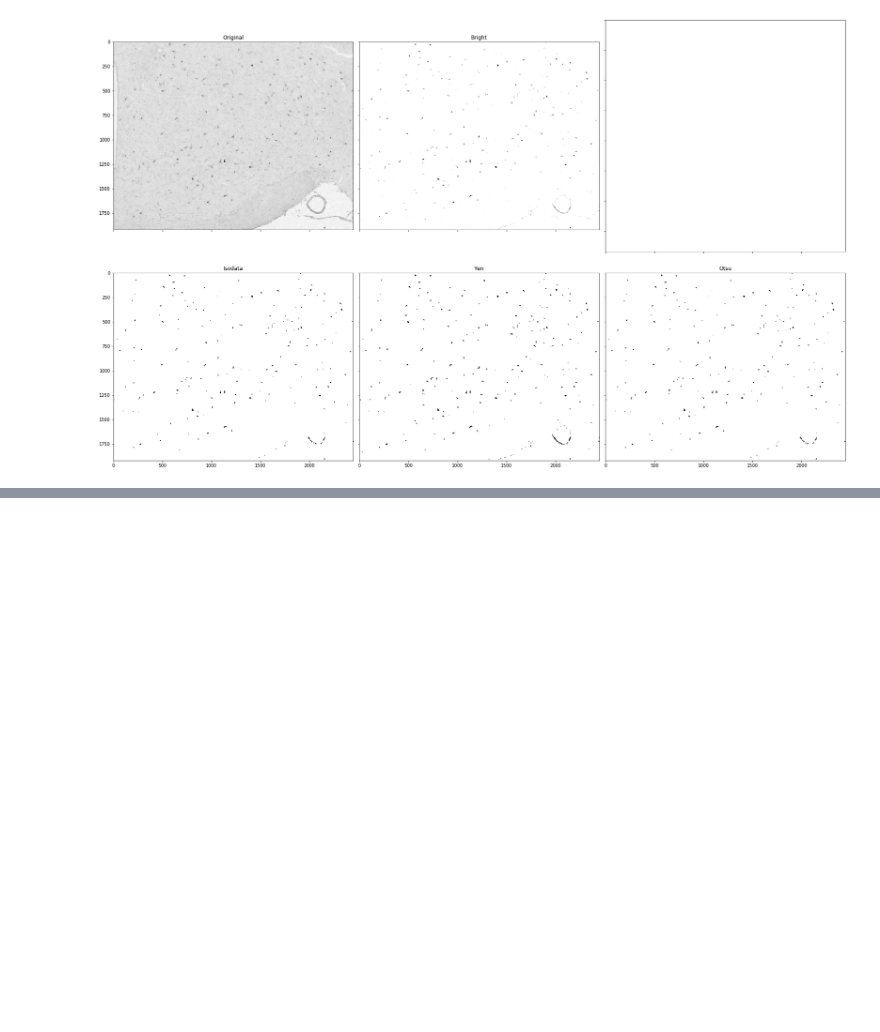
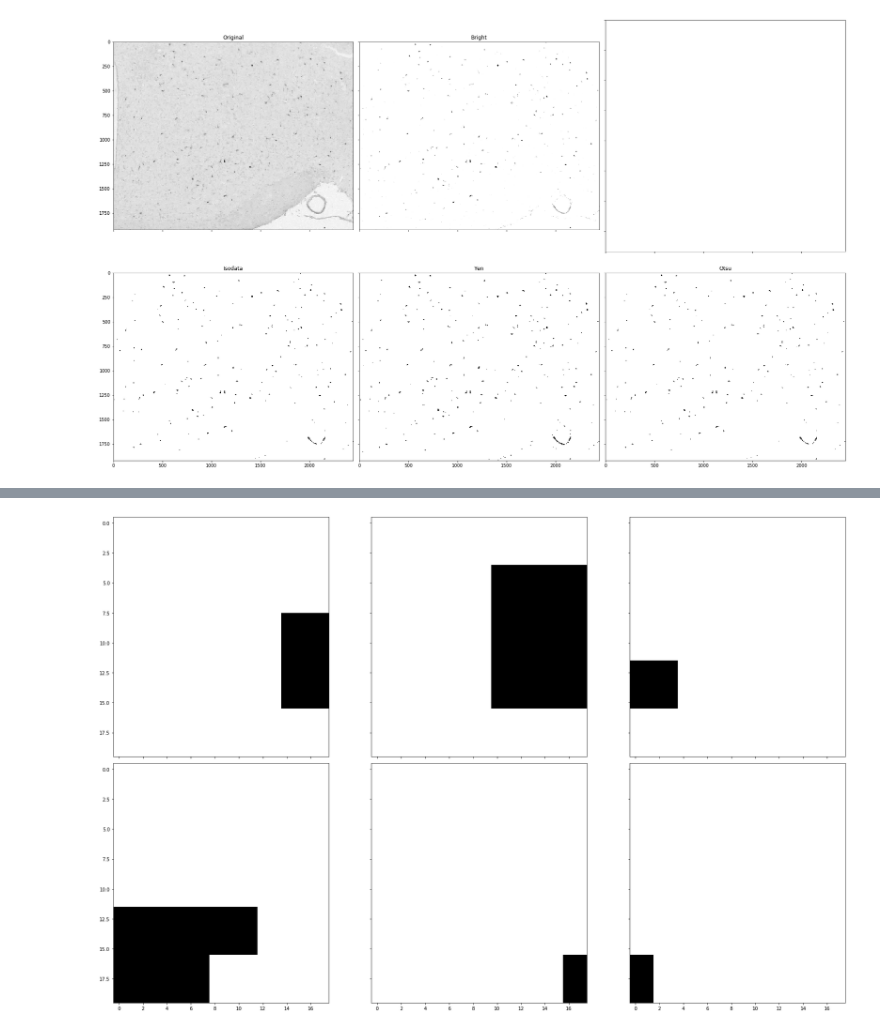
Before and after one commit to amyhynes/ihc-ml, a Jupyter notebook: svm.ipynb, the cells around one changed output, grey strips where cells are left out. Saved outputs shown, nothing was run; the diff lists cells and outputs as text; code cells hidden in the pictures; blank space fills up the shorter version.

```diff
--- a/svm.ipynb
+++ b/svm.ipynb
@@ -316,0 +149,15 @@ Image shape: (1920, 2448)
+# %%
+def blockshaped(arr, nrows, ncols):
+    """
+    Return an array of shape (n, nrows, ncols) where
+    n * nrows * ncols = arr.size
+
+    If arr is a 2D array, the returned array should look like n subblocks with
+    each subblock preserving the "physical" layout of arr.
+    """
+    h, w = arr.shape
+    assert h % nrows == 0, "{} rows is not evenly divisble by {}".format(h, nrows)
+    assert w % ncols == 0, "{} cols is not evenly divisble by {}".format(w, ncols)
+    return (arr.reshape(h//nrows, nrows, -1, ncols)
+               .swapaxes(1,2)
+               .reshape(-1, nrows, ncols))
@@ -328,3 +184,20 @@ TypeError: Invalid shape (10, 18, 18) for image data
+# %%
+fig, ax = plt.subplots(nrows=2, ncols=3, figsize=(24, 15),
+                       sharex=True, sharey=True)
+
+plt.gray()
+
+ax[0, 0].imshow(npPatches[0])
+ax[0, 1].imshow(npPatches[1])
+ax[0, 2].imshow(npPatches[2])
+ax[1, 0].imshow(npPatches[3])
+ax[1, 1].imshow(npPatches[4])
+ax[1, 2].imshow(npPatches[5])
+fig.tight_layout()
+
+plt.show()
+# %% [output]
+[figure, added]
 # %%
 #extract shape features: solidity, orientation, diameter, area, eccentricity, convex area, major axis length, minor axis length, and extent
 # %%
```
Also changed, not shown: parts of 11 cells of this notebook.
